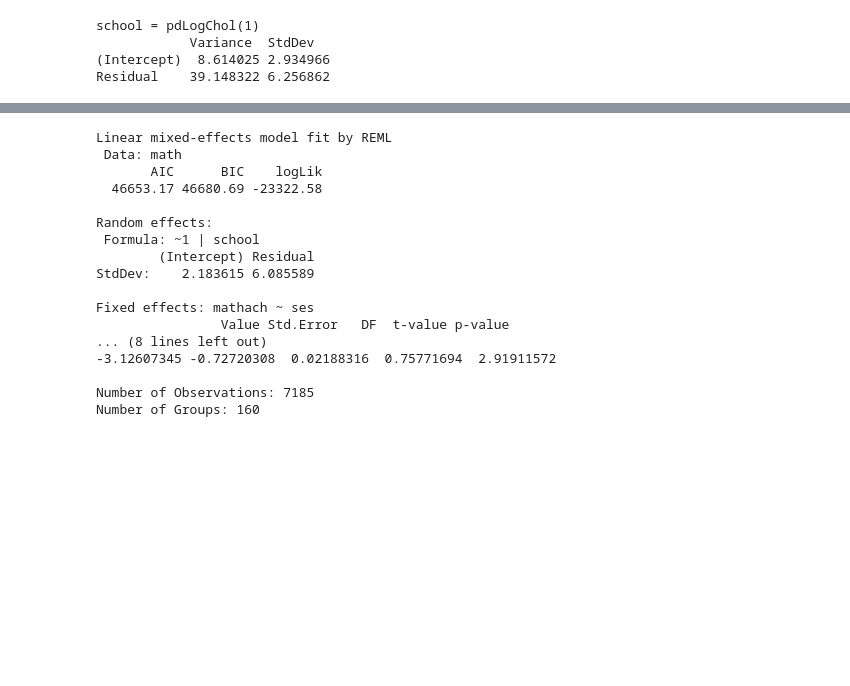
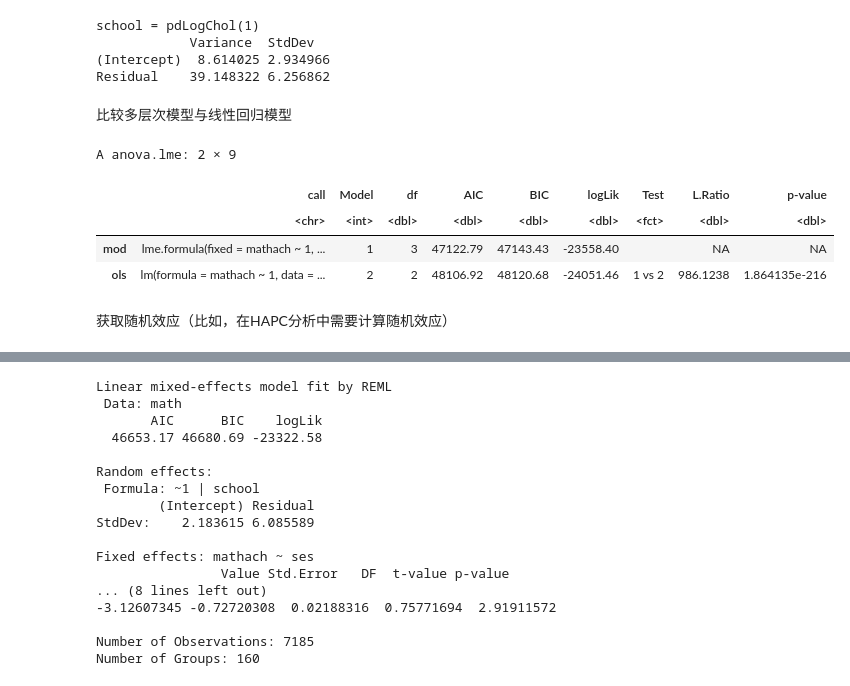
Before and after one commit to Ronggui/SOCI620004, a Jupyter notebook: Linear Mixed Model.ipynb, the cells around one changed output, grey strips where cells are left out. Drawn from its saved outputs; the diff is of its cells as text; code cells hidden in the pictures; blank space fills up the shorter version.

Commit message:
update linear mixed effect model

```diff
--- a/Linear Mixed Model.ipynb
+++ b/Linear Mixed Model.ipynb
@@ -138,3 +136,17 @@ school = pdLogChol(1)
             Variance  StdDev
 (Intercept)  8.614025 2.934966
 Residual    39.148322 6.256862
+# %%
+ols = lm(mathach ~ 1, data=math)
+# %% [markdown]
+比较多层次模型与线性回归模型
+# %%
+anova(mod, ols)
+# %% [output]
+A anova.lme: 2 × 9
+|  | call | Model | df | AIC | BIC | logLik | Test | L.Ratio | p-value |
+|  | <chr> | <int> | <dbl> | <dbl> | <dbl> | <dbl> | <fct> | <dbl> | <dbl> |
+| mod | lme.formula(fixed = mathach ~ 1, ... | 1 | 3 | 47122.79 | 47143.43 | -23558.40 |  | NA | NA |
+| ols | lm(formula = mathach ~ 1, data = ... | 2 | 2 | 48106.92 | 48120.68 | -24051.46 | 1 vs 2 | 986.1238 | 1.864135e-216 |
+# %% [markdown]
+获取随机效应（比如，在HAPC分析中需要计算随机效应）
```
Also changed, not shown: parts of 24 cells of this notebook, 1 other file.
